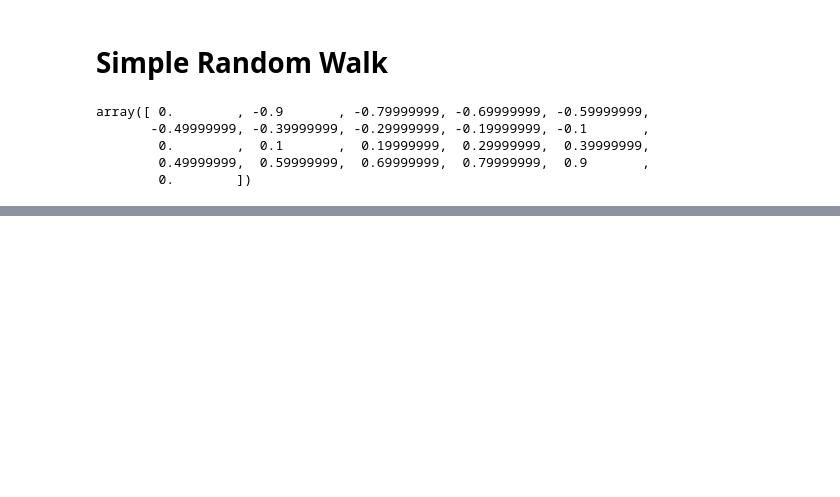
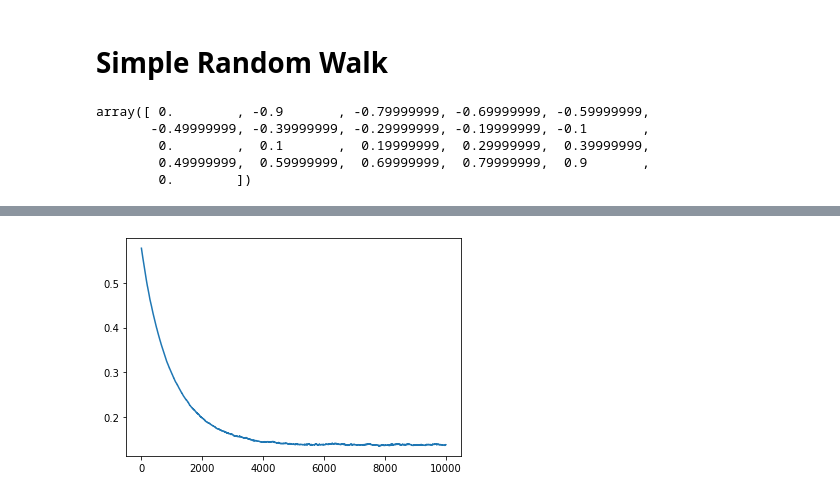
Before and after one commit to TroddenSpade/Exhaustive-Reinforcement-Learning, a Jupyter notebook: problems/RandomWalk/RandomWalk.ipynb, the cells around one changed output, grey strips where cells are left out. Saved outputs shown, nothing was run; the diff lists cells and outputs as text; code cells hidden in the pictures; blank space fills up the shorter version.

```diff
--- a/problems/RandomWalk/RandomWalk.ipynb
+++ b/problems/RandomWalk/RandomWalk.ipynb
@@ -310,3 +310,8 @@ plt.show()
 # %%
-VE_one_tile = gmc.iterate(30, 5000)
+VE_one_tile = gmc_one_tile.iterate(30, 10000)
+# %%
+plt.plot(VE_one_tile)
+plt.show()
+# %% [output]
+[figure, added]
 # %% [markdown]
```
Also changed, not shown: parts of 27 cells of this notebook.
